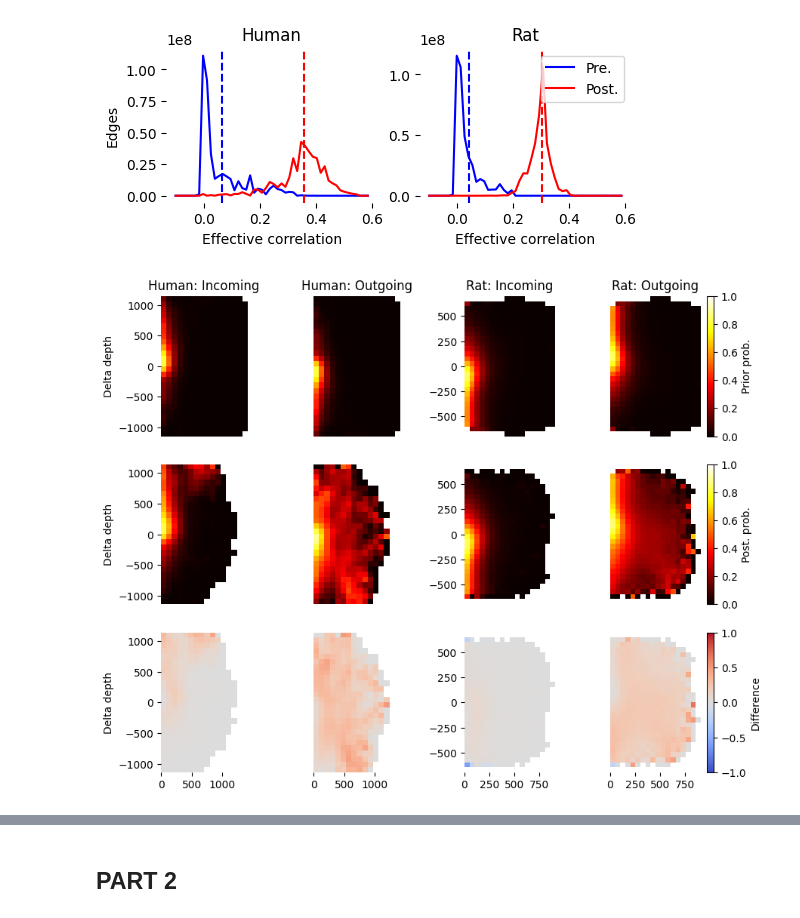
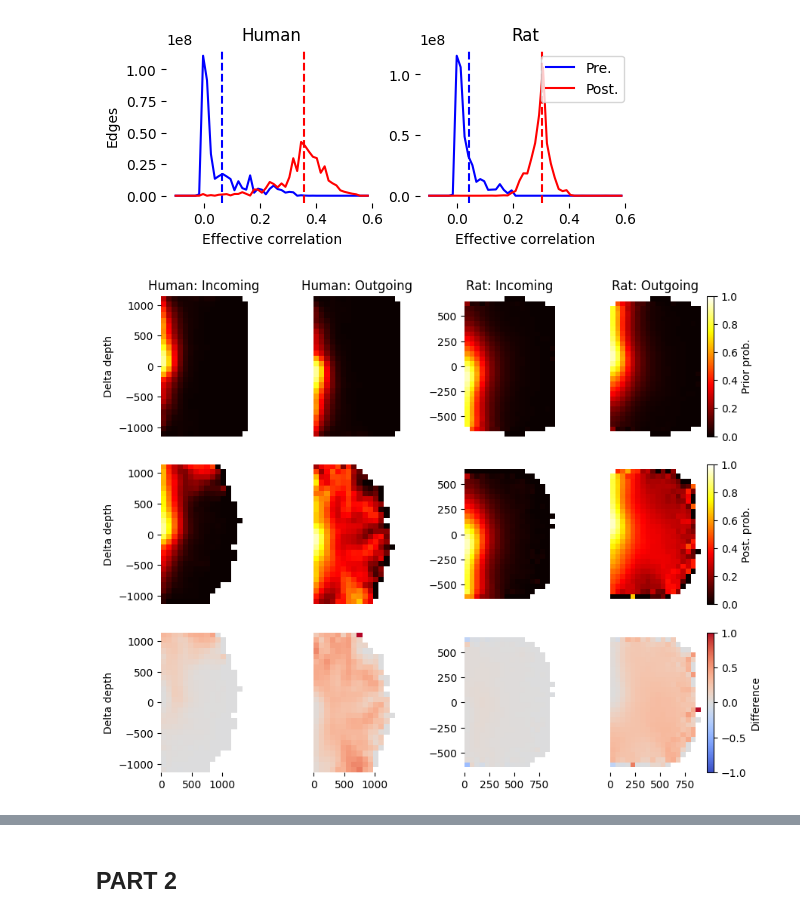
Before and after one commit to MWolfR/individual_morphology_effect, a Jupyter notebook: Plot connectivity higher order sources.ipynb, the cells around one changed output, grey strips where cells are left out. Drawn from its saved outputs; the diff is of its cells as text; code cells hidden in the pictures.

```diff
--- a/Plot connectivity higher order sources.ipynb
+++ b/Plot connectivity higher order sources.ipynb
@@ -148,7 +147,7 @@ def p_prior_post_fun(df_in, thresh=1, col="touches_nn_post"):
 
 clim = [0.0, 1.0]
 cmap = "hot"
-thresh = 2
+thresh = 1
 
 fig = plt.figure(figsize=(10, 8.2))
 dfs = [df_human_pre, df_human_post, df_rat_pre, df_rat_post]
@@ -177,31 +176,33 @@ for i in range(len(dfs)):
     ax.set_xticks([])
 
     ax = fig.add_subplot(3, len(dfs), i + len(dfs) + 1)
     img = res["posterior"].sort_index().unstack("xz")
     pltimg = ax.imshow(img, extent=make_extent(img), clim=clim, cmap=cmap)
     ax.set_frame_on(False)
     if i == 0:
         ax.set_ylabel("Delta depth")
     if i == (len(dfs) - 1):
         plt.colorbar(pltimg, label="Post. prob.")
     if revert[i]:
         ax.set_ylim(sorted(ax.get_ylim()))
     else:
         ax.set_yticks([])
     ax.set_xticks([])
 
     ax = fig.add_subplot(3, len(dfs), i + len(dfs) + len(dfs) + 1)
     img = (res["posterior"] - res["prior"]) # / (res["prior"] + res["posterior"])
     img = img.sort_index().unstack("xz")
     pltimg = ax.imshow(img, extent=make_extent(img), clim=[-1.0, 1.0], cmap="coolwarm")
     ax.set_frame_on(False)
     if i == 0:
         ax.set_ylabel("Delta depth")
     if i == (len(dfs) - 1):
         plt.colorbar(pltimg, label="Difference")
     if revert[i]:
         ax.set_ylim(sorted(ax.get_ylim()))
     else:
         ax.set_yticks([])
+
+fig.savefig("cmp_prior_posterior_probabilities.pdf")
 # %% [output]
-[figure, old version]
+[figure, new version]
```
Also changed, not shown: parts of 6 cells of this notebook, 19 other files.
